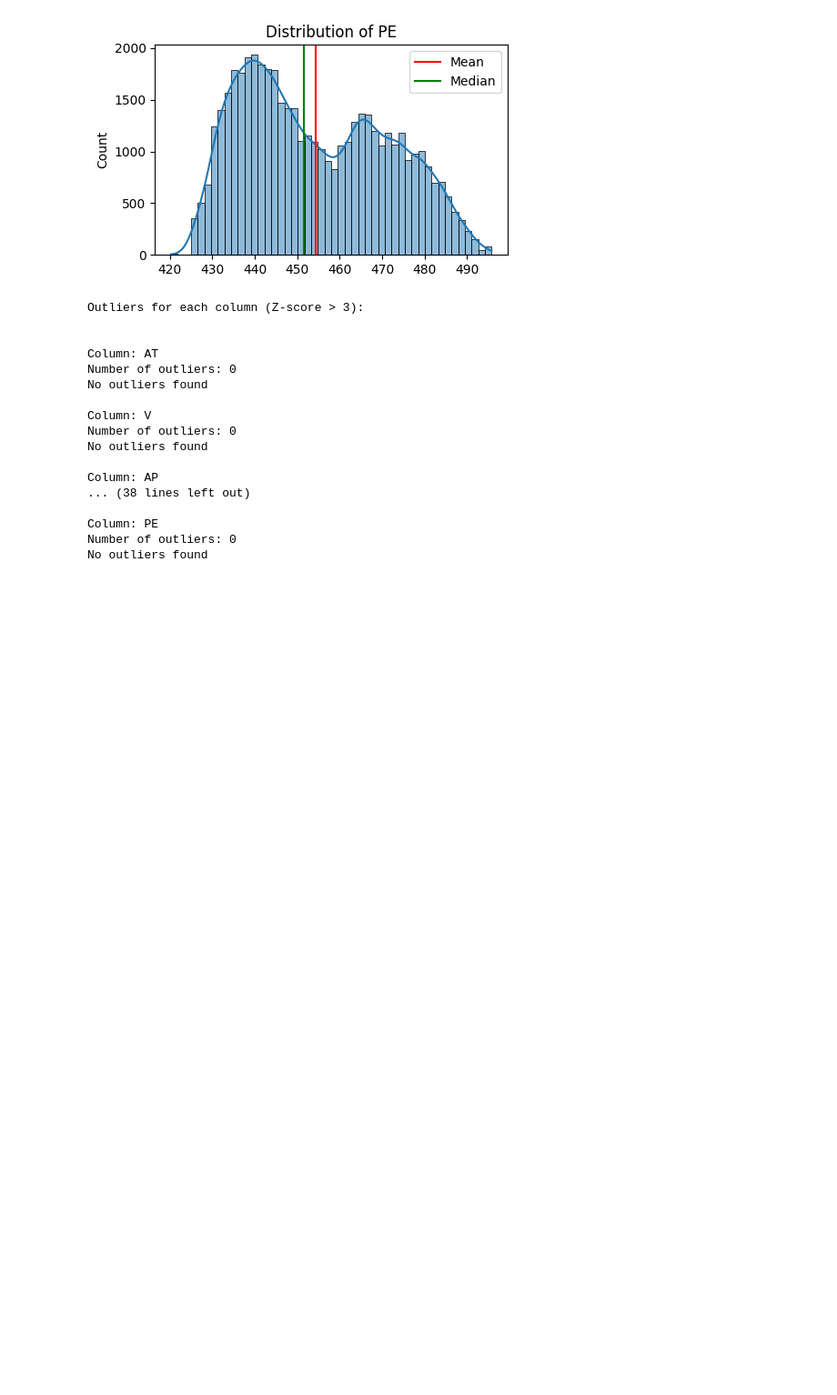
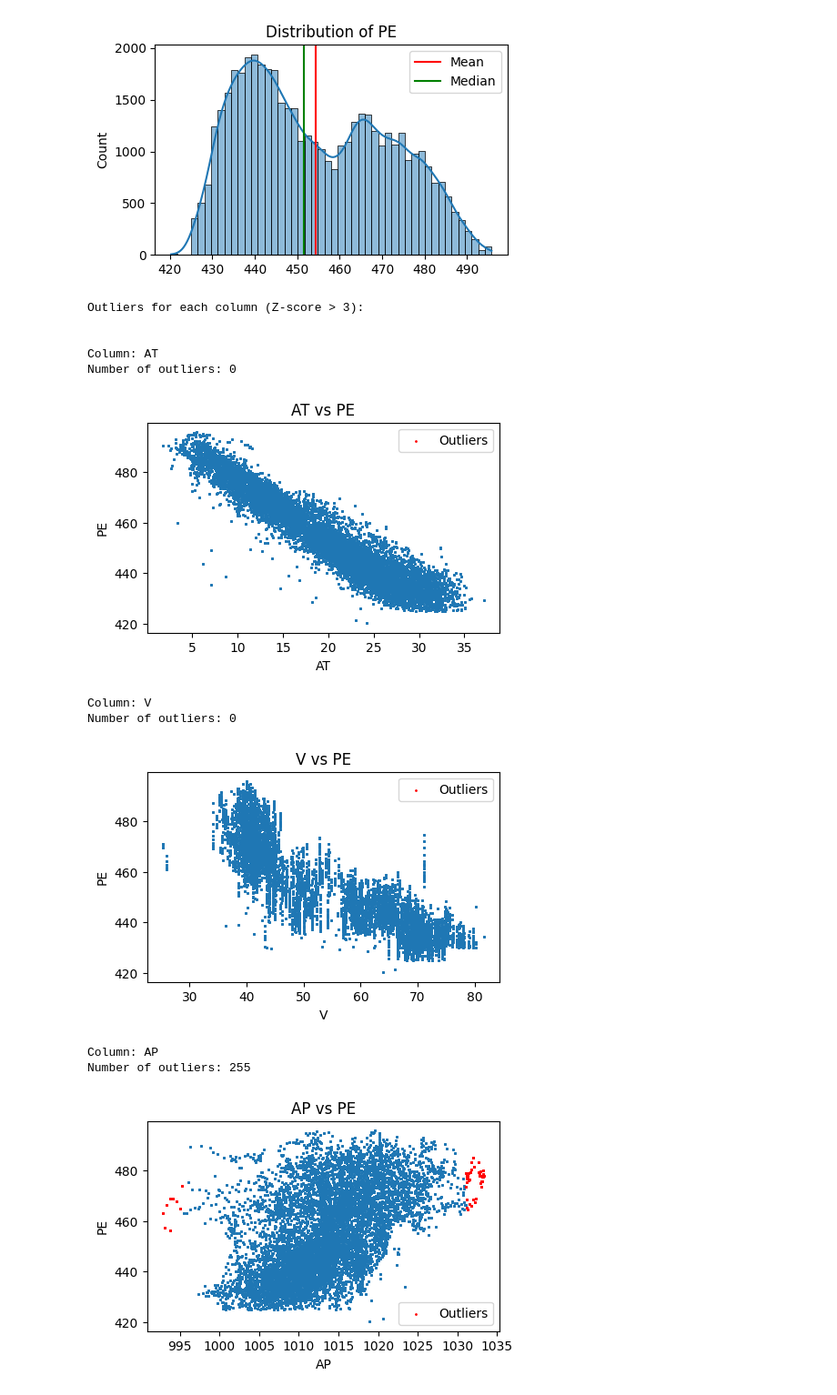
Before and after one commit to avneet-anand/vestas-internship, a Jupyter notebook: data_eda_template.ipynb, the cells around one changed output. Shown at 91% size. Saved outputs shown, nothing was run; the diff lists cells and outputs as text; code cells hidden in the pictures; blank space fills up the shorter version.

```diff
--- a/data_eda_template.ipynb
+++ b/data_eda_template.ipynb
@@ -104,37 +104,41 @@ Standard Deviation: 17.0661
 # %%
 # calculating outliers using Z-scoring
 print("\nOutliers for each column (Z-score > 3):\n")
 
-for i, column in enumerate(combined_data.columns):
-    data = combined_data.iloc[:, i].values
+input_columns = [col for col in combined_data.columns if col != 'PE']
+output_column = 'PE'
 
-    mean = find_mean(data)
-    std_dev = find_std_dev(data)
+for column in input_columns:
+    x_data = combined_data[column].values
+    y_data = combined_data[output_column].values
 
-    z_scores = (data - mean) / std_dev
-    outliers = data[np.abs(z_scores) > 3]
+    mean = find_mean(x_data)
+    std_dev = find_std_dev(x_data)
+
+    z_scores = (x_data - mean) / std_dev
+    outliers = np.abs(z_scores) > 3
 
     print(f"\nColumn: {column}")
-    print(f"Number of outliers: {len(outliers)}")
-    if len(outliers) > 0:
-        print(f"Outlier values: \n{outliers}")
-    else:
-        print("No outliers found")
+    print(f"Number of outliers: {np.sum(outliers)}")
+
+    plt.figure(figsize=(5, 3))
+    plt.scatter(x_data[~outliers], y_data[~outliers], s=1)
+    plt.scatter(x_data[outliers], y_data[outliers], color='red', label='Outliers', s=1)
+    plt.title(f"{column} vs {output_column}")
+    plt.xlabel(column)
+    plt.ylabel(output_column)
+    plt.legend()
+    plt.show()
 # %% [output]
 Outliers for each column (Z-score > 3):
 
 
 Column: AT
 Number of outliers: 0
-No outliers found
-
-Column: V
-Number of outliers: 0
-No outliers found
-
-Column: AP
-... (38 lines left out)
-
-Column: PE
-Number of outliers: 0
-No outliers found
+[figure, added]
+Column: V
+Number of outliers: 0
+[figure, added]
+Column: AP
+Number of outliers: 255
+[figure, added]
```
Also changed, not shown: parts of 2 cells of this notebook.
